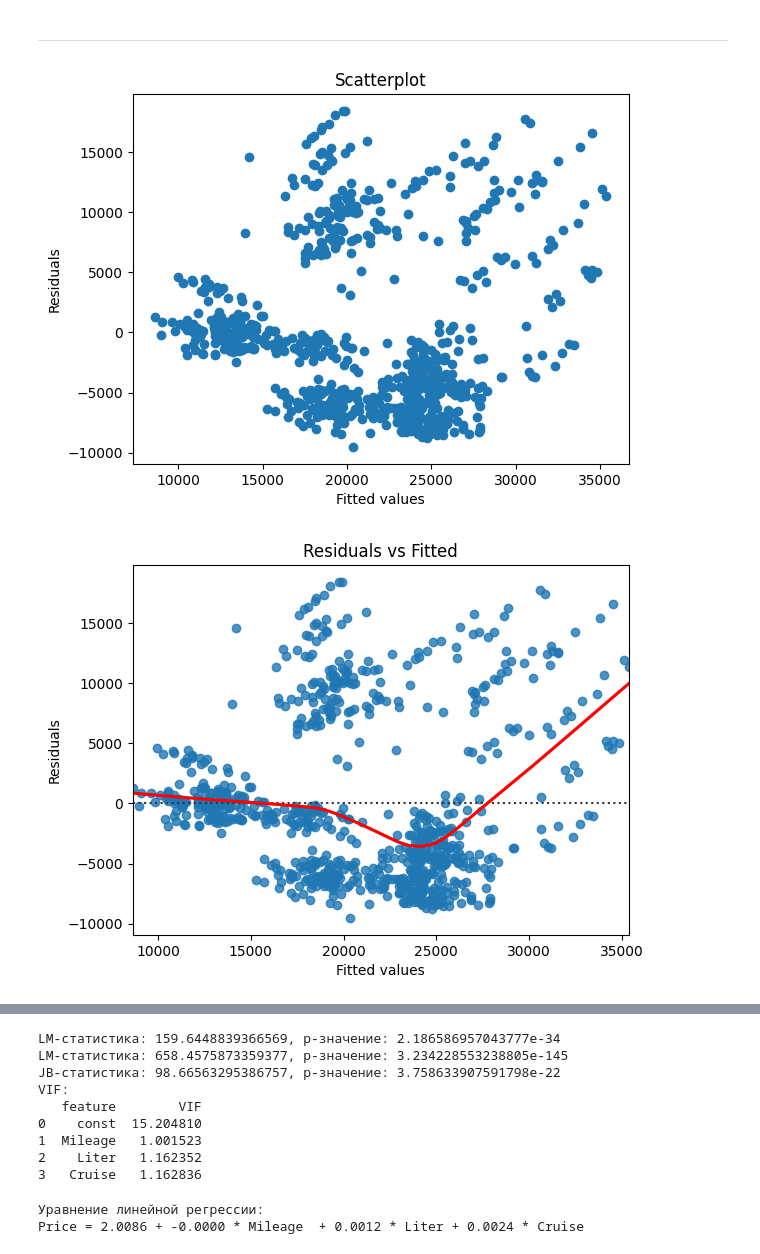
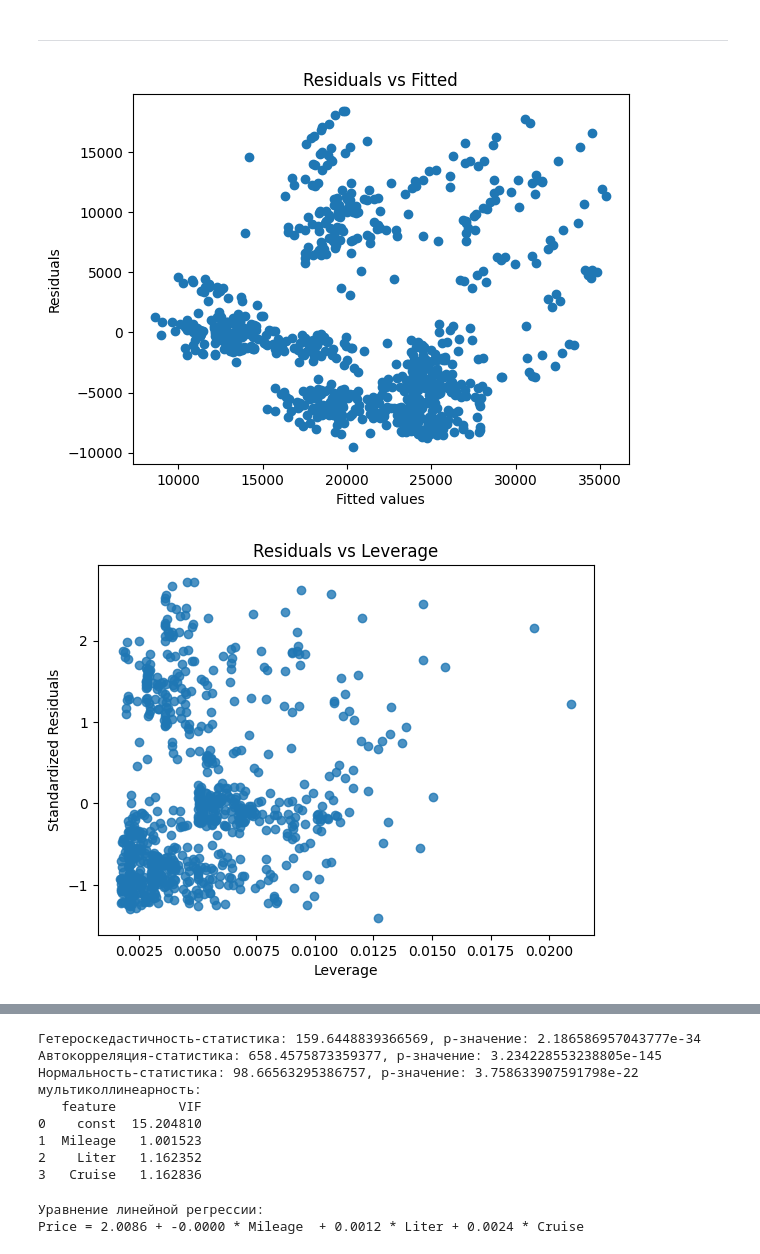
Before and after one commit to StephanOlizko/Data-Analytics, a Jupyter notebook: 4/Kuiper_data_analysis.ipynb, the cells around one changed output, grey strips where cells are left out. Cells and saved outputs as stored; diff of their text form; code cells hidden in the pictures.

```diff
--- a/4/Kuiper_data_analysis.ipynb
+++ b/4/Kuiper_data_analysis.ipynb
@@ -484,32 +484,25 @@ strong multicollinearity or other numerical problems.
 # %% [markdown]
 ___
 # %%
-#Построим графики: scatterplot, "Residuals vs Fitted", "Normal Q-Q" , "Residuals vs Leverage"
+#Построим графики: "Residuals vs Fitted", "Normal Q-Q" , "Residuals vs Leverage"
 # Scatterplot
 plt.scatter(model.fittedvalues, model.resid)
-plt.xlabel('Fitted values')
-plt.ylabel('Residuals')
-plt.title('Scatterplot')
-plt.show()
-
-# Residuals vs Fitted
-sns.residplot(x=model.fittedvalues, y=model.resid, lowess=True, line_kws={'color': 'red'})
 plt.xlabel('Fitted values')
 plt.ylabel('Residuals')
 plt.title('Residuals vs Fitted')
 plt.show()
 
 # Residuals vs Leverage
 sns.regplot(x=model.get_influence().hat_matrix_diag, y=model.resid_pearson, fit_reg=False)
 plt.xlabel('Leverage')
 plt.ylabel('Standardized Residuals')
 plt.title('Residuals vs Leverage')
 plt.show()
 
 # Normal Q-Q
 qqplot(model.resid_pearson, line='s')
 plt.title('Normal Q-Q')
 plt.show()
 # %% [output]
-[figure, old version]
+[figure, new version]
-[figure, old version]
+[figure, new version]
@@ -521,29 +511,29 @@ plt.show()
 # Проверка на гетероскедастичность
 bp_test = het_breuschpagan(model.resid, X)
 
-print(f'LM-статистика: {bp_test[0]}, p-значение: {bp_test[1]}')
+print(f'Гетероскедастичность-статистика: {bp_test[0]}, p-значение: {bp_test[1]}')
 
 # Проверка на автокорреляцию
 bg_test = acorr_breusch_godfrey(model, nlags=1)
 
-print(f'LM-статистика: {bg_test[0]}, p-значение: {bg_test[1]}')
+print(f'Автокорреляция-статистика: {bg_test[0]}, p-значение: {bg_test[1]}')
 
 # Проверка на нормальность
 jb_test = stats.jarque_bera(model.resid)
 
-print(f'JB-статистика: {jb_test[0]}, p-значение: {jb_test[1]}')
+print(f'Нормальность-статистика: {jb_test[0]}, p-значение: {jb_test[1]}')
 
 # Проверка на мультиколлинеарность
 vif_data = pd.DataFrame()
 vif_data["feature"] = X.columns
 vif_data["VIF"] = [variance_inflation_factor(X.values, i) for i in range(X.shape[1])]
-print('VIF:')
+print('мультиколлинеарность:')
 print(vif_data)
 # %% [output]
-LM-статистика: 159.6448839366569, p-значение: 2.186586957043777e-34
-LM-статистика: 658.4575873359377, p-значение: 3.234228553238805e-145
-JB-статистика: 98.66563295386757, p-значение: 3.758633907591798e-22
-VIF:
+Гетероскедастичность-статистика: 159.6448839366569, p-значение: 2.186586957043777e-34
+Автокорреляция-статистика: 658.4575873359377, p-значение: 3.234228553238805e-145
+Нормальность-статистика: 98.66563295386757, p-значение: 3.758633907591798e-22
+мультиколлинеарность:
    feature        VIF
 0    const  15.204810
 1  Mileage   1.001523
```
Also changed, not shown: parts of 9 cells of this notebook, 6 other files.
